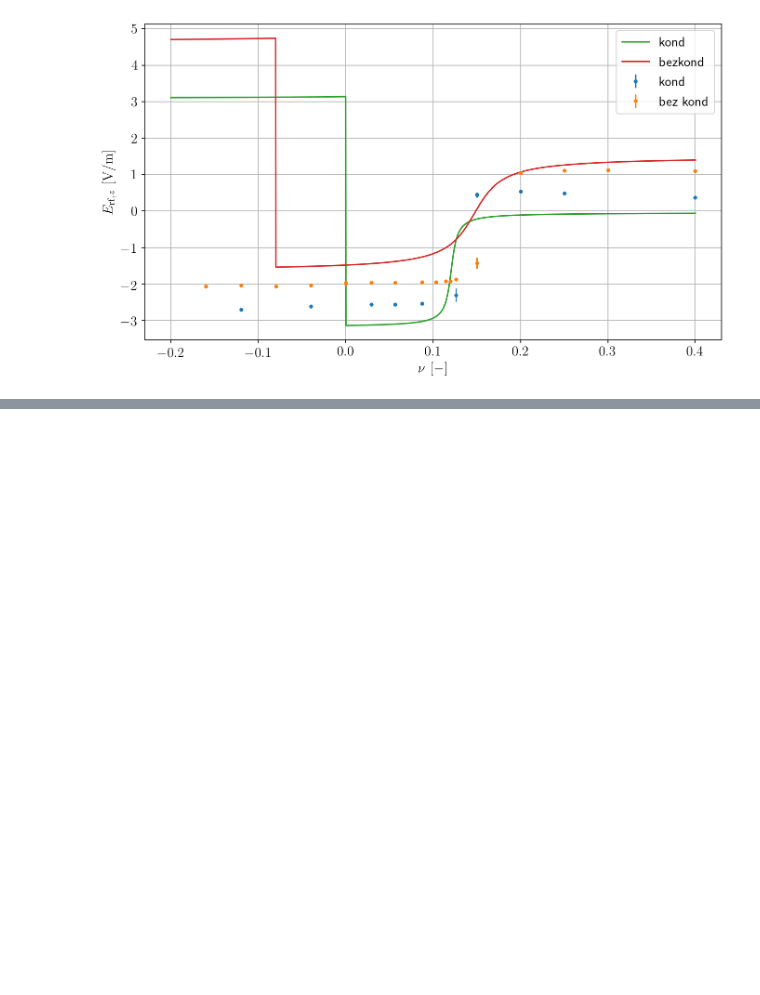
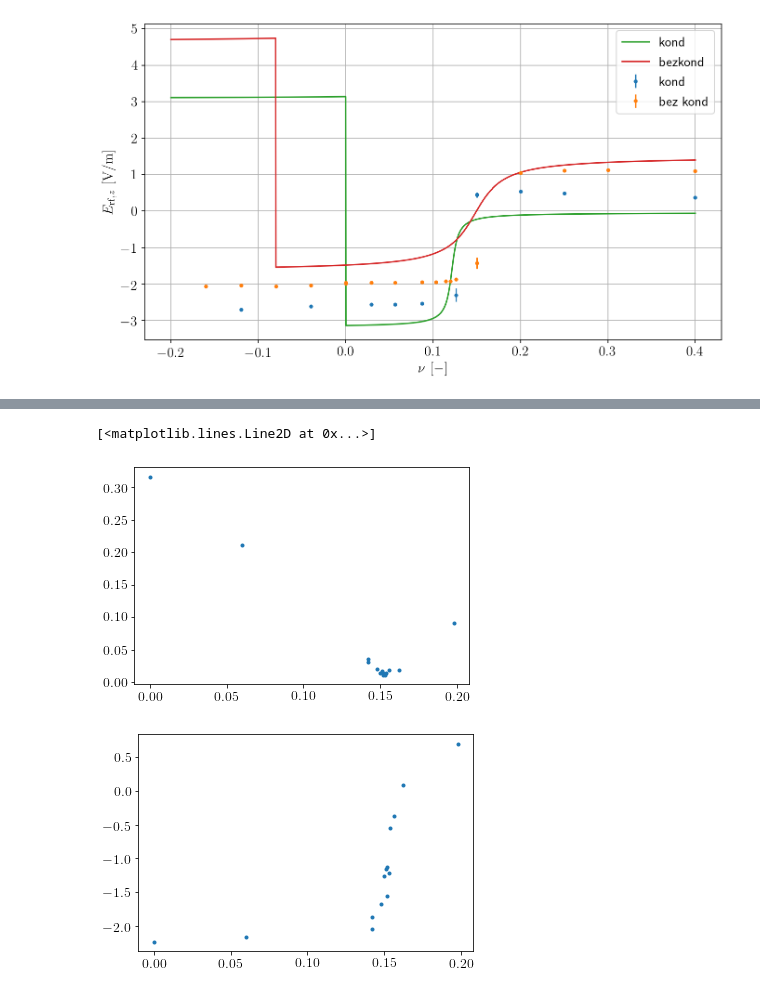
Before and after one commit to dvadlejch/Julia_vypocty_diplomka, a Jupyter notebook: micromotion_measurements/axial_EMM_model_vs_experiment.ipynb, the cells around one changed output, grey strips where cells are left out. Drawn from its saved outputs; the diff is of its cells as text; code cells hidden in the pictures; blank space fills up the shorter version.

```diff
--- a/micromotion_measurements/axial_EMM_model_vs_experiment.ipynb
+++ b/micromotion_measurements/axial_EMM_model_vs_experiment.ipynb
@@ -1386,0 +1609,8 @@ plt.grid()
+# %%
+plt.plot(nu, DeltaS_S_ratio, '.')
+plt.figure()
+plt.plot(nu, fot_phi, '.')
+# %% [output]
+[<matplotlib.lines.Line2D at 0x...>]
+[figure, added]
+[figure, added]
```
Also changed, not shown: parts of 27 cells of this notebook, 18 other files.
